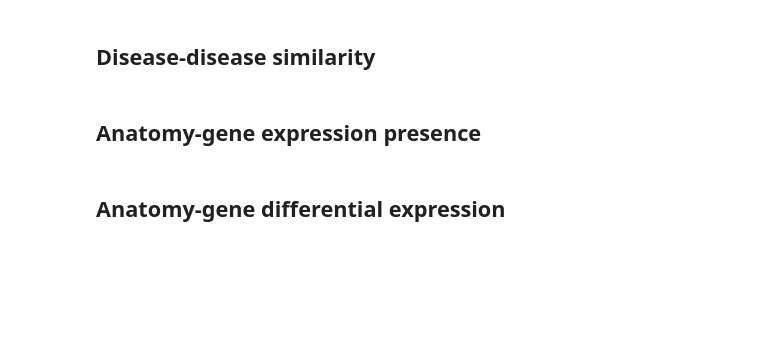
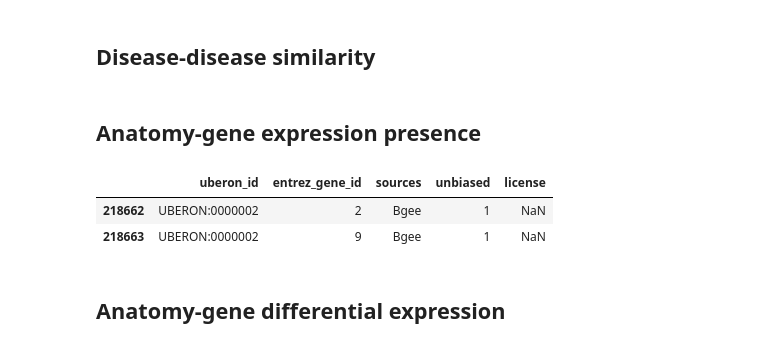
Before and after one commit to dhimmel/integrate, a Jupyter notebook: integrate.ipynb, the cells around one changed output. Drawn from its saved outputs; the diff is of its cells as text; code cells hidden in the pictures; blank space fills up the shorter version.

Commit message:
Combine Bgee and TISSUES locally

```diff
--- a/integrate.ipynb
+++ b/integrate.ipynb
@@ -288,11 +292,13 @@ for i, row in disease_similarity_df.iterrows():
 # %% [markdown]
 ## Anatomy-gene expression presence
 # %%
-commit = 'd6b0c99352db27469f2c3399cecb6f9fae2db547'
-url = rawgit('dhimmel', 'tissues', commit, 'data/tissues-bgee-combined.tsv.gz')
-expr_df = pandas.read_table(open_gz_url(url))
+expr_df = pandas.read_table('compile/GeT-expression.tsv.gz', low_memory=False)
 expr_df = expr_df[expr_df.uberon_id.isin(uberon_df.uberon_id) & expr_df.entrez_gene_id.isin(coding_genes)]
 expr_df.head(2)
+# %% [output]
+|  | uberon_id | entrez_gene_id | sources | unbiased | license |
+| 218662 | UBERON:0000002 | 2 | Bgee | 1 | NaN |
+| 218663 | UBERON:0000002 | 9 | Bgee | 1 | NaN |
 # %%
 for i, row in expr_df.iterrows():
     source_id = 'gene', row['entrez_gene_id']
```
Also changed, not shown: parts of 3 cells of this notebook, 2 other files.
